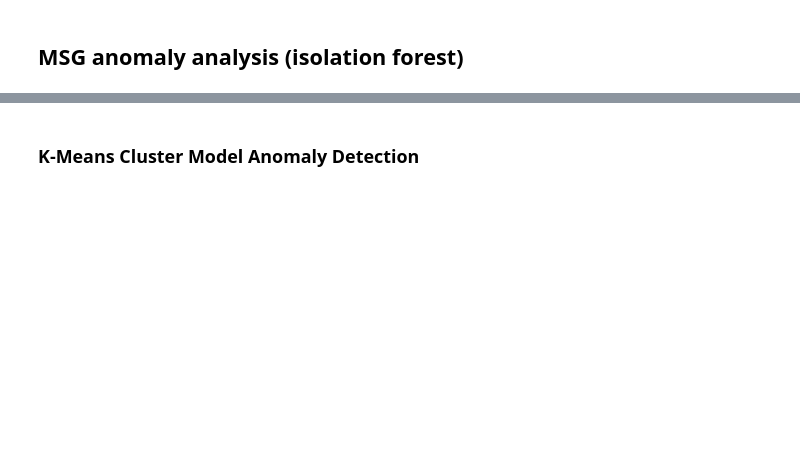
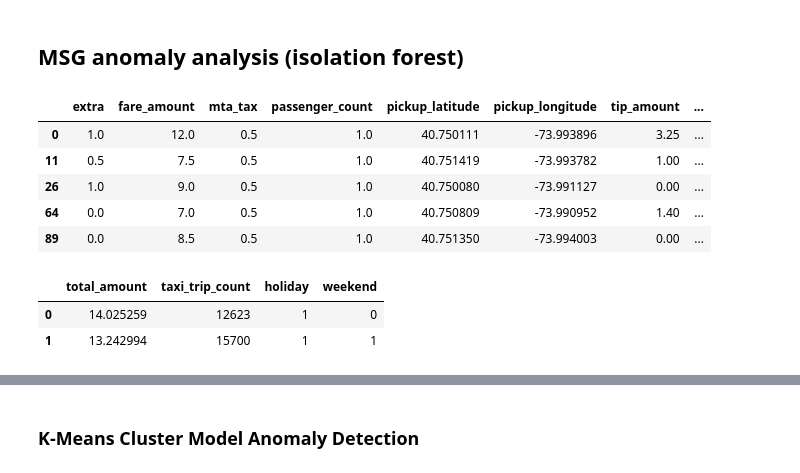
Before and after one commit to gperrin12/anomaly_detection_NYC_transit, a Jupyter notebook: TLC_anomaly_detection_2015_042717.ipynb, the cells around one changed output, grey strips where cells are left out. Drawn from its saved outputs; the diff is of its cells as text; code cells hidden in the pictures; blank space fills up the shorter version.

```diff
--- a/TLC_anomaly_detection_2015_042717.ipynb
+++ b/TLC_anomaly_detection_2015_042717.ipynb
@@ -377,8 +572,21 @@ plt.ylabel("latitude")
 # %% [markdown]
 ## MSG anomaly analysis (isolation forest)
+# %%
+tlc_df_total_gp_subset.head()
+# %% [output]
+|  | extra | fare_amount | mta_tax | passenger_count | pickup_latitude | pickup_longitude | tip_amount | ... |
+| 0 | 1.0 | 12.0 | 0.5 | 1.0 | 40.750111 | -73.993896 | 3.25 | ... |
+| 11 | 0.5 | 7.5 | 0.5 | 1.0 | 40.751419 | -73.993782 | 1.00 | ... |
+| 26 | 1.0 | 9.0 | 0.5 | 1.0 | 40.750080 | -73.991127 | 0.00 | ... |
+| 64 | 0.0 | 7.0 | 0.5 | 1.0 | 40.750809 | -73.990952 | 1.40 | ... |
+| 89 | 0.0 | 8.5 | 0.5 | 1.0 | 40.751350 | -73.994003 | 0.00 | ... |
 # %%
-X = tlc_df_total_gp_subset[cluster_features]
+X = tlc_df_MSG_by_day_hour[cluster_features]
 X.head(2)
+# %% [output]
+|  | total_amount | taxi_trip_count | holiday | weekend |
+| 0 | 14.025259 | 12623 | 1 | 0 |
+| 1 | 13.242994 | 15700 | 1 | 1 |
 # %%
 #normalize columns
 for i in X.columns:
```
Also changed, not shown: parts of 61 cells of this notebook.
